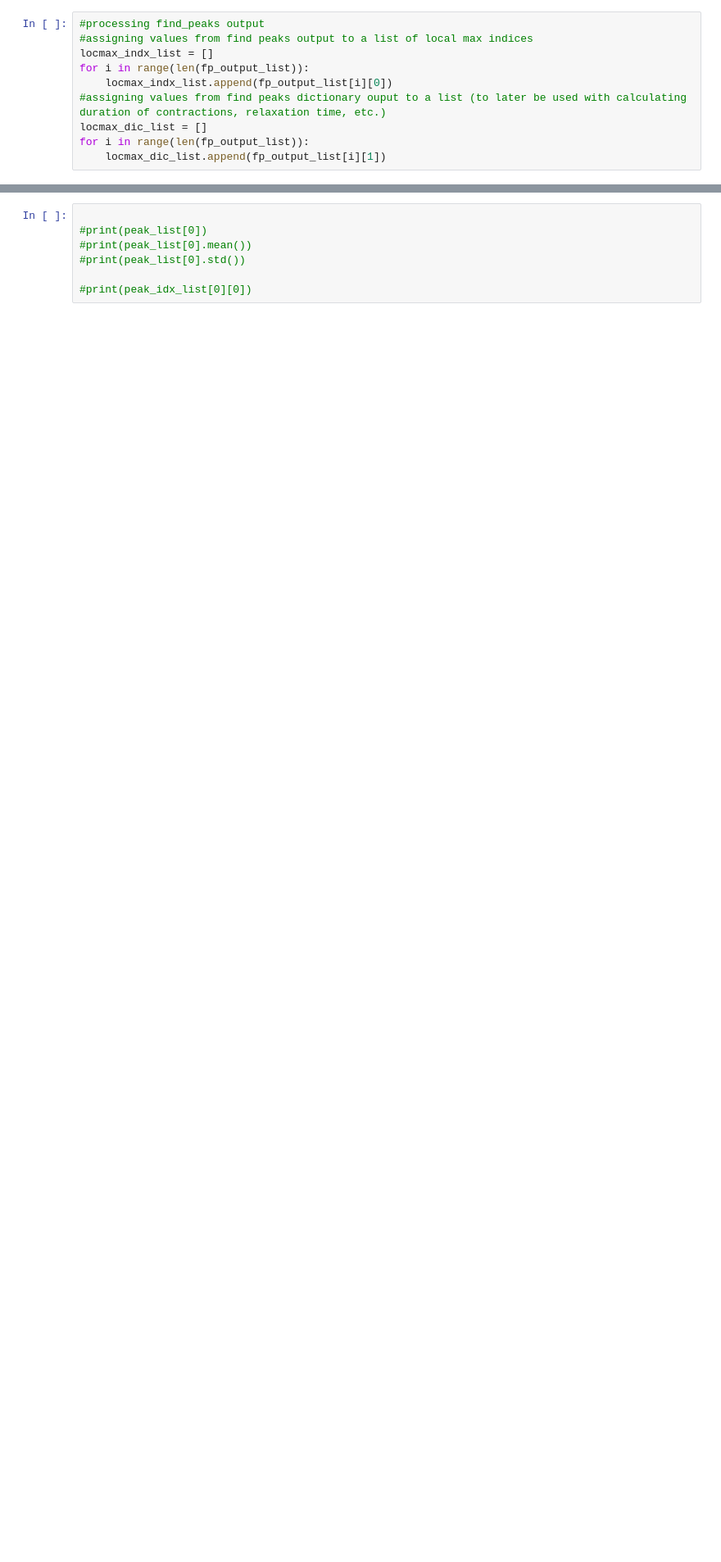
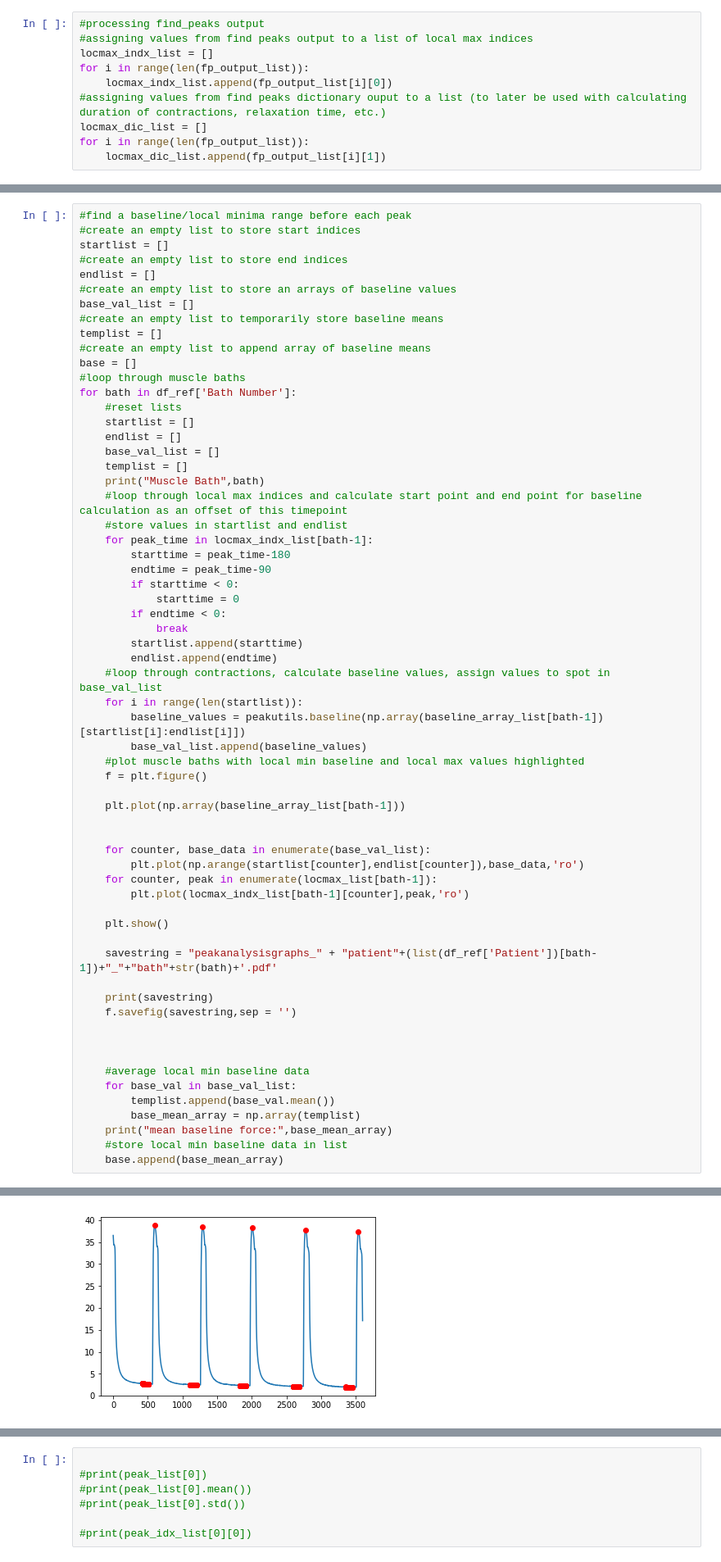
Before and after one commit to wupchurc/Muscle-Bath, a Jupyter notebook: Myometrial Contractility.ipynb, the cells around one changed output, grey strips where cells are left out. Shown at 82% size. Drawn from its saved outputs; the diff is of its cells as text; blank space fills up the shorter version.

```diff
--- a/Myometrial Contractility.ipynb
+++ b/Myometrial Contractility.ipynb
@@ -218,0 +277,63 @@ plt.show()
+# %%
+#find a baseline/local minima range before each peak
+#create an empty list to store start indices
+startlist = []
+#create an empty list to store end indices
+endlist = []
+#create an empty list to store an arrays of baseline values
+base_val_list = []
+#create an empty list to temporarily store baseline means
+templist = []
+#create an empty list to append array of baseline means
+base = []
+#loop through muscle baths
+for bath in df_ref['Bath Number']:
+    #reset lists
+    startlist = []
+    endlist = []
+    base_val_list = []
+    templist = []
+    print("Muscle Bath",bath)
+    #loop through local max indices and calculate start point and end point for baseline calculation as an offset of this timepoint
+    #store values in startlist and endlist
+    for peak_time in locmax_indx_list[bath-1]:
+        starttime = peak_time-180
+        endtime = peak_time-90
+        if starttime < 0:
+            starttime = 0
+        if endtime < 0:
+            break
+        startlist.append(starttime)
+        endlist.append(endtime)
+    #loop through contractions, calculate baseline values, assign values to spot in base_val_list
+    for i in range(len(startlist)):
+        baseline_values = peakutils.baseline(np.array(baseline_array_list[bath-1])[startlist[i]:endlist[i]])
+        base_val_list.append(baseline_values)
+    #plot muscle baths with local min baseline and local max values highlighted
+    f = plt.figure()
+
+    plt.plot(np.array(baseline_array_list[bath-1]))
+
+
+    for counter, base_data in enumerate(base_val_list):
+        plt.plot(np.arange(startlist[counter],endlist[counter]),base_data,'ro')
+    for counter, peak in enumerate(locmax_list[bath-1]):
+        plt.plot(locmax_indx_list[bath-1][counter],peak,'ro')
+
+    plt.show()
+
+    savestring = "peakanalysisgraphs_" + "patient"+(list(df_ref['Patient'])[bath-1])+"_"+"bath"+str(bath)+'.pdf'
+
+    print(savestring)
+    f.savefig(savestring,sep = '')
+
+
+
+    #average local min baseline data
+    for base_val in base_val_list:
+        templist.append(base_val.mean())
+        base_mean_array = np.array(templist)
+    print("mean baseline force:",base_mean_array)
+    #store local min baseline data in list
+    base.append(base_mean_array)
+# %% [output]
@@ -218,0 +341 @@ plt.show()
+[figure, added]
```
Also changed, not shown: parts of 16 cells of this notebook.
